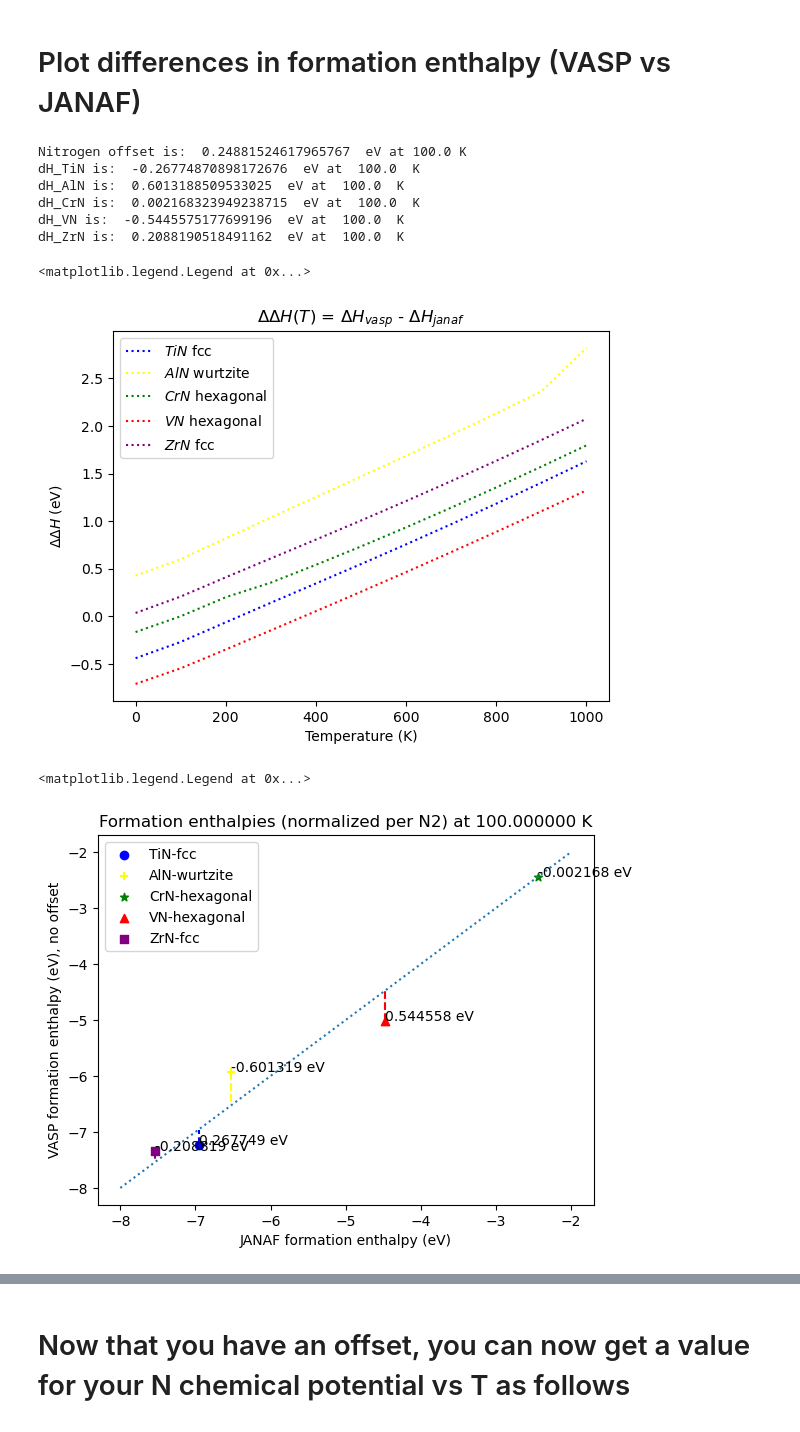
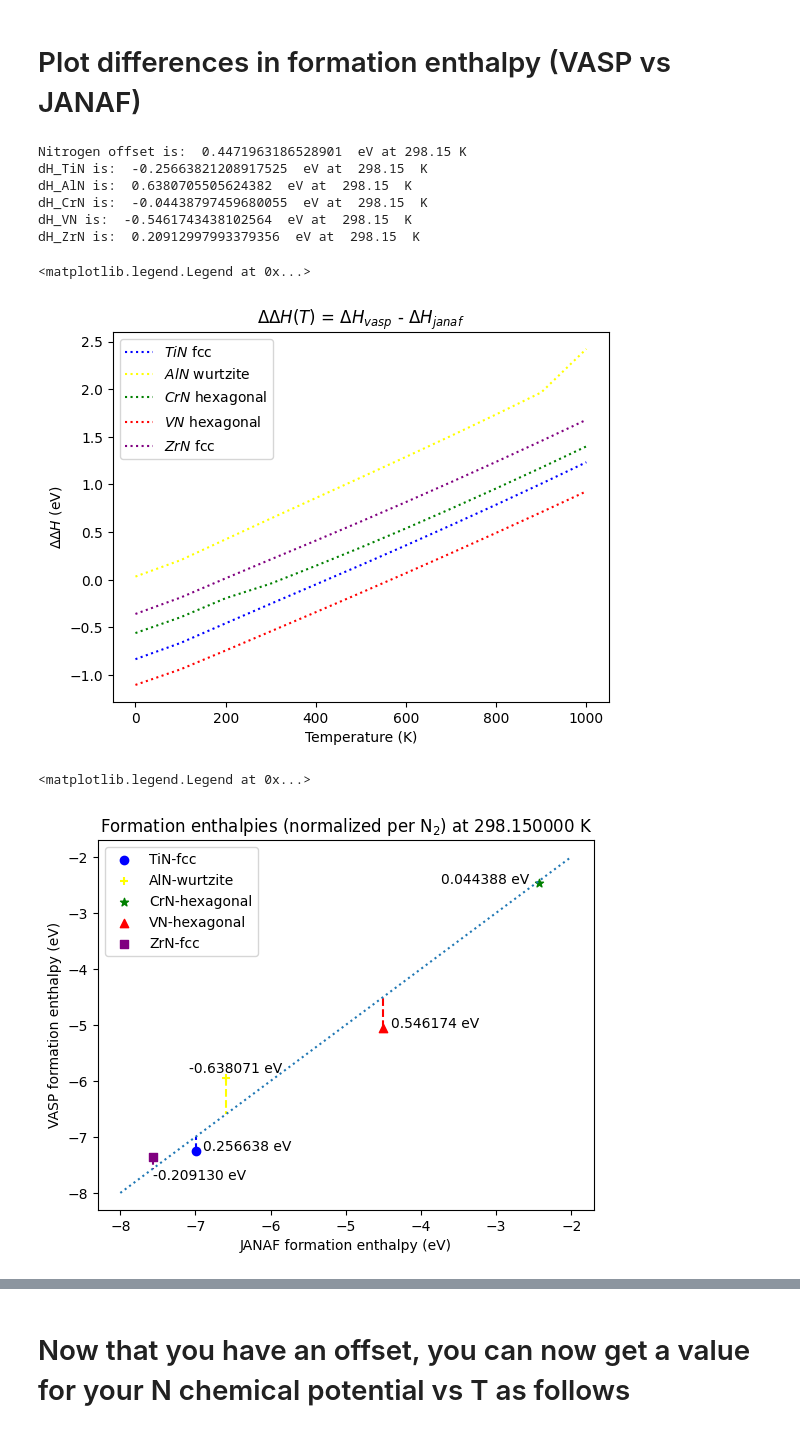
Before and after one commit to jli5373/chemical_potentials, a Jupyter notebook: examples/nitrogen_chemical_potential.ipynb, the cells around one changed output, grey strips where cells are left out. Cells and saved outputs as stored; diff of their text form; code cells hidden in the pictures.

Commit message:
Small notebook tweaks - plot labels updated, etc

```diff
--- a/examples/nitrogen_chemical_potential.ipynb
+++ b/examples/nitrogen_chemical_potential.ipynb
@@ -26,7 +26,7 @@ kb =  1.380668660666e-23  J/K
 # %% [markdown]
 # Input your N, and MN VASP energies from as individual entries
 # %%
-additional_offset = 0.20376568512889898 #eV/N This value you'll need to determine based on the fitting. I used ~0.20 eV/N for PBE at my calculation settings.
+additional_offset = 0.4020269921976742 #0.20376568512889898 #eV/N This value you'll need to determine based on the fitting. I used ~0.20 eV/N for PBE at my calculation settings.
 # Vasp energies (eV)
 ### PBE ###
 # N2 binding energy PBE
@@ -265,7 +262,7 @@ dH_ZrN_fcc = dH_vasp_ZrN_fcc - dH_from_janaf_ZrN_fcc[0]
 # %% [markdown]
 # Plot differences in formation enthalpy (VASP vs JANAF)
 # %%
-i = 1 # you can use this to change the T value you want to look at
+i = 3 # you can use this to change the T value you want to look at
 fig2, ax2 = plt.subplots()
 ax2.plot(T,dH_TiN_fcc,label=r'$TiN$ fcc',linestyle='dotted',color='blue')
 ax2.plot(T,dH_AlN_wurtzite,label=r'$AlN$ wurtzite',linestyle='dotted',color='yellow')
@@ -285,53 +282,53 @@ plt.xlabel('Temperature (K)')
 ax2.set_ylabel(r'$\Delta\Delta H$ (eV)')
 ax2.legend()
 # %% [output]
-Nitrogen offset is:  0.24881524617965767  eV at 100.0 K
-dH_TiN is:  -0.26774870898172676  eV at  100.0  K
-dH_AlN is:  0.6013188509533025  eV at  100.0  K
-dH_CrN is:  0.002168323949238715  eV at  100.0  K
-dH_VN is:  -0.5445575177699196  eV at  100.0  K
-dH_ZrN is:  0.2088190518491162  eV at  100.0  K
+Nitrogen offset is:  0.4471963186528901  eV at 298.15 K
+dH_TiN is:  -0.25663821208917525  eV at  298.15  K
+dH_AlN is:  0.6380705505624382  eV at  298.15  K
+dH_CrN is:  -0.04438797459680055  eV at  298.15  K
+dH_VN is:  -0.5461743438102564  eV at  298.15  K
+dH_ZrN is:  0.20912997993379356  eV at  298.15  K
 <matplotlib.legend.Legend at 0x...>
-[figure, old version]
+[figure, new version]
 # %%
 fig3, ax4 = plt.subplots()
 # plot JANAF enthalpies vs VASP enthalpies
 ax4.scatter(dH_from_janaf_TiN_fcc[0][i],dH_vasp_TiN_fcc[i],label="TiN-fcc",color='blue')
 ax4.scatter(dH_from_janaf_AlN_wurtzite[0][i],dH_vasp_AlN_wurtzite[i],label="AlN-wurtzite",marker='+',color='yellow')
 ax4.scatter(dH_from_janaf_CrN_hex[0][i],dH_vasp_CrN_hex[i],label="CrN-hexagonal",marker='*',color='green')
 ax4.scatter(dH_from_janaf_VN_hex[0][i],dH_vasp_VN_hex[i],label="VN-hexagonal",marker='^',color='red')
 ax4.scatter(dH_from_janaf_ZrN_fcc[0][i],dH_vasp_ZrN_fcc[i],label="ZrN-fcc",marker='s',color='purple')
 
 # plot vertical deviation from y=x line
 ax4.plot([dH_from_janaf_TiN_fcc[0][i],dH_from_janaf_TiN_fcc[0][i]],[dH_vasp_TiN_fcc[i],dH_from_janaf_TiN_fcc[0][i]],linestyle='dashed',color='blue')
 TiN_diff = dH_from_janaf_TiN_fcc[0][i]-dH_vasp_TiN_fcc[i]
-ax4.annotate('%f eV' % (TiN_diff), xy=(dH_from_janaf_TiN_fcc[0][i],dH_vasp_TiN_fcc[i]), xytext=(dH_from_janaf_TiN_fcc[0][i],dH_vasp_TiN_fcc[i]))
+ax4.annotate('%f eV' % (TiN_diff), xy=(dH_from_janaf_TiN_fcc[0][i],dH_vasp_TiN_fcc[i]), xytext=(dH_from_janaf_TiN_fcc[0][i]+0.1,dH_vasp_TiN_fcc[i]))
 ax4.plot([dH_from_janaf_AlN_wurtzite[0][i],dH_from_janaf_AlN_wurtzite[0][i]],[dH_vasp_AlN_wurtzite[i],dH_from_janaf_AlN_wurtzite[0][i]],linestyle='dashed',color='yellow')
 AlN_diff = dH_from_janaf_AlN_wurtzite[0][i]-dH_vasp_AlN_wurtzite[i]
-ax4.annotate('%f eV' % (AlN_diff), xy=(dH_from_janaf_AlN_wurtzite[0][i],dH_vasp_AlN_wurtzite[i]), xytext=(dH_from_janaf_AlN_wurtzite[0][i],dH_vasp_AlN_wurtzite[i]))
+ax4.annotate('%f eV' % (AlN_diff), xy=(dH_from_janaf_AlN_wurtzite[0][i],dH_vasp_AlN_wurtzite[i]), xytext=(dH_from_janaf_AlN_wurtzite[0][i]-0.5,dH_vasp_AlN_wurtzite[i]+0.1))
 ax4.plot([dH_from_janaf_CrN_hex[0][i],dH_from_janaf_CrN_hex[0][i]],[dH_vasp_CrN_hex[i],dH_from_janaf_CrN_hex[0][i]],linestyle='dashed',color='green')
 CrN_diff = dH_from_janaf_CrN_hex[0][i]-dH_vasp_CrN_hex[i]
-ax4.annotate('%f eV' % (CrN_diff), xy=(dH_from_janaf_CrN_hex[0][i],dH_vasp_CrN_hex[i]), xytext=(dH_from_janaf_CrN_hex[0][i],dH_vasp_CrN_hex[i]))
+ax4.annotate('%f eV' % (CrN_diff), xy=(dH_from_janaf_CrN_hex[0][i],dH_vasp_CrN_hex[i]), xytext=(dH_from_janaf_CrN_hex[0][i]-1.3,dH_vasp_CrN_hex[i]))
 ax4.plot([dH_from_janaf_VN_hex[0][i],dH_from_janaf_VN_hex[0][i]],[dH_vasp_VN_hex[i],dH_from_janaf_VN_hex[0][i]],linestyle='dashed',color='red')
 VN_diff = dH_from_janaf_VN_hex[0][i]-dH_vasp_VN_hex[i]
-ax4.annotate('%f eV' % (VN_diff), xy=(dH_from_janaf_VN_hex[0][i],dH_vasp_VN_hex[i]), xytext=(dH_from_janaf_VN_hex[0][i],dH_vasp_VN_hex[i]))
+ax4.annotate('%f eV' % (VN_diff), xy=(dH_from_janaf_VN_hex[0][i],dH_vasp_VN_hex[i]), xytext=(dH_from_janaf_VN_hex[0][i]+0.1,dH_vasp_VN_hex[i]))
 ax4.plot([dH_from_janaf_ZrN_fcc[0][i],dH_from_janaf_ZrN_fcc[0][i]],[dH_vasp_ZrN_fcc[i],dH_from_janaf_ZrN_fcc[0][i]],linestyle='dashed',color='purple')
 ZrN_diff = dH_from_janaf_ZrN_fcc[0][i]-dH_vasp_ZrN_fcc[i]
-ax4.annotate('%f eV' % (ZrN_diff), xy=(dH_from_janaf_ZrN_fcc[0][i],dH_vasp_ZrN_fcc[i]), xytext=(dH_from_janaf_ZrN_fcc[0][i],dH_vasp_ZrN_fcc[i]))
+ax4.annotate('%f eV' % (ZrN_diff), xy=(dH_from_janaf_ZrN_fcc[0][i],dH_vasp_ZrN_fcc[i]), xytext=(dH_from_janaf_ZrN_fcc[0][i],dH_vasp_ZrN_fcc[i]-0.4))
 
 
 #plot y=x line
 axis_lim=[-8,-2]
 ax4.plot(axis_lim,axis_lim,label='_nolegend_',linestyle='dotted')
 #ax4.set_xlim(axis_lim[0],axis_lim[1])
 #ax4.set_ylim(axis_lim[0],axis_lim[1])
 plt.xlabel("JANAF formation enthalpy (eV)")
-plt.ylabel("VASP formation enthalpy (eV), no offset")
-plt.title("Formation enthalpies (normalized per N2) at %f K" % T[i])
+plt.ylabel("VASP formation enthalpy (eV)")
+plt.title("Formation enthalpies (normalized per N$_2$) at %f K" % T[i])
 ax4.legend()
 # %% [output]
 <matplotlib.legend.Legend at 0x...>
-[figure, old version]
+[figure, new version]
 # %%
 print("Additional offset = ",additional_offset, "eV/N")
 # get average of the differences
```
Also changed, not shown: parts of 4 cells of this notebook.
